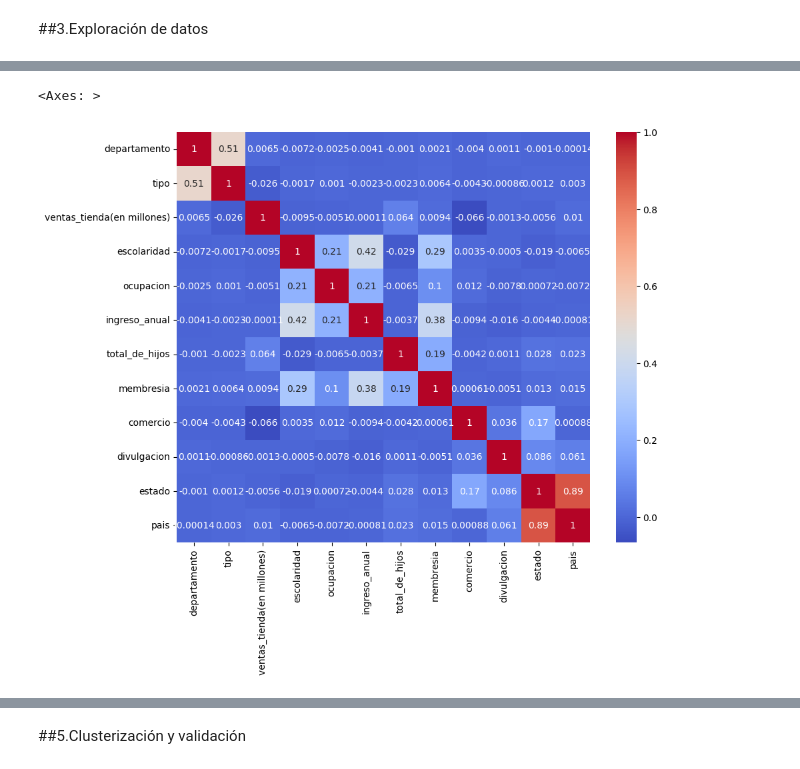
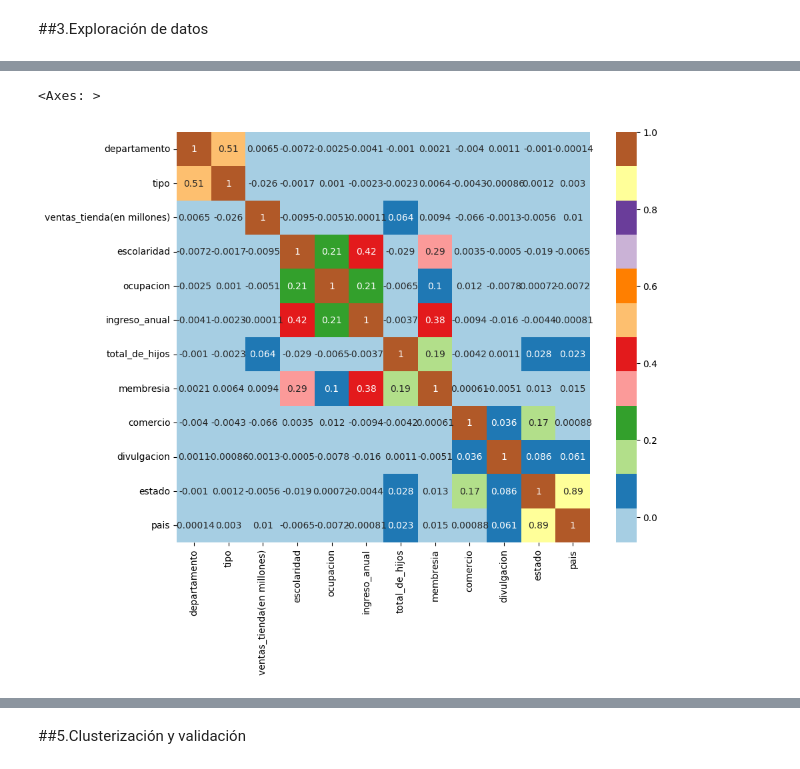
Before and after one commit to geeorgebixleer/Clusterizacion_Esencia_del_cliente, a Jupyter notebook: Clusterización_Esencia_del_cliente.ipynb, the cells around one changed output, grey strips where cells are left out. Saved outputs shown, nothing was run; the diff lists cells and outputs as text; code cells hidden in the pictures.

```diff
--- a/Clusterización_Esencia_del_cliente.ipynb
+++ b/Clusterización_Esencia_del_cliente.ipynb
@@ -694,0 +549,3 @@ foodmart.sample(10)
+# %%
+datos_sp_map = datos_sp.copy() # dataset copia
+datos_sp_map
@@ -694,0 +640,3 @@ foodmart.sample(10)
+# %%
+foodmart = datos_sp_map[['departamento','tipo','ventas_tienda(en millones)', 'escolaridad','ocupacion','ingreso_anual', 'total_de_hijos','membresia','comercio', 'divulgacion','estado', 'pais']]
+foodmart.sample(10)
@@ -715,13 +675,14 @@ Data columns (total 12 columns):
 dtypes: float64(2), int64(10)
 memory usage: 5.9 MB
 # %%
+# calcular y visualizar la correlación entre las variables
 corr_matrix = foodmart[['departamento', 'tipo', 'ventas_tienda(en millones)', 'escolaridad',
        'ocupacion', 'ingreso_anual', 'total_de_hijos', 'membresia', 'comercio',
        'divulgacion', 'estado', 'pais']].corr()
 
 plt.figure(figsize=(10, 8))
-sns.heatmap(corr_matrix, annot=True, cmap='coolwarm')
+sns.heatmap(corr_matrix, annot=True, cmap='Paired')
 # %% [output]
 <Axes: >
-[figure, old version]
+[figure, new version]
 # %%
```
Also changed, not shown: parts of 130 cells of this notebook.
